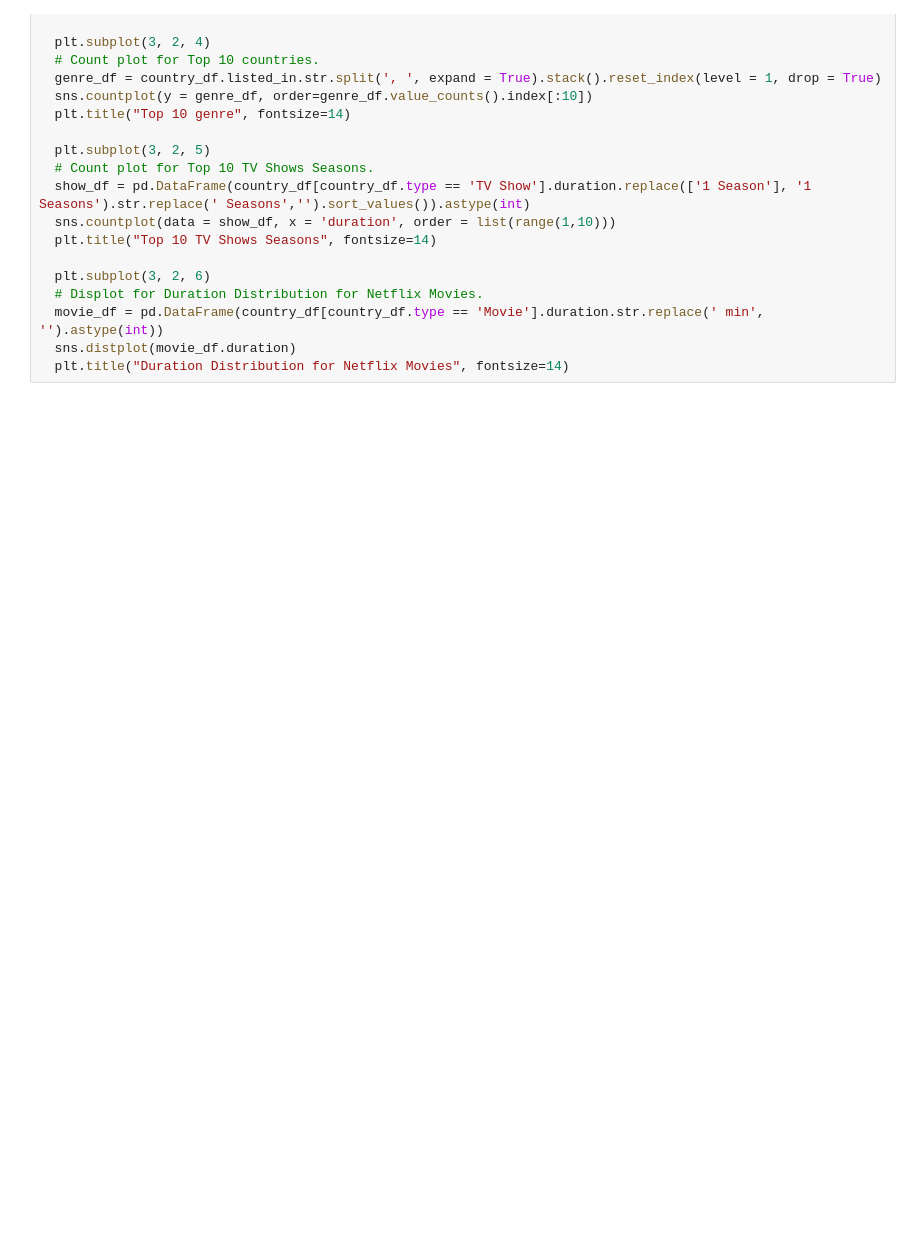
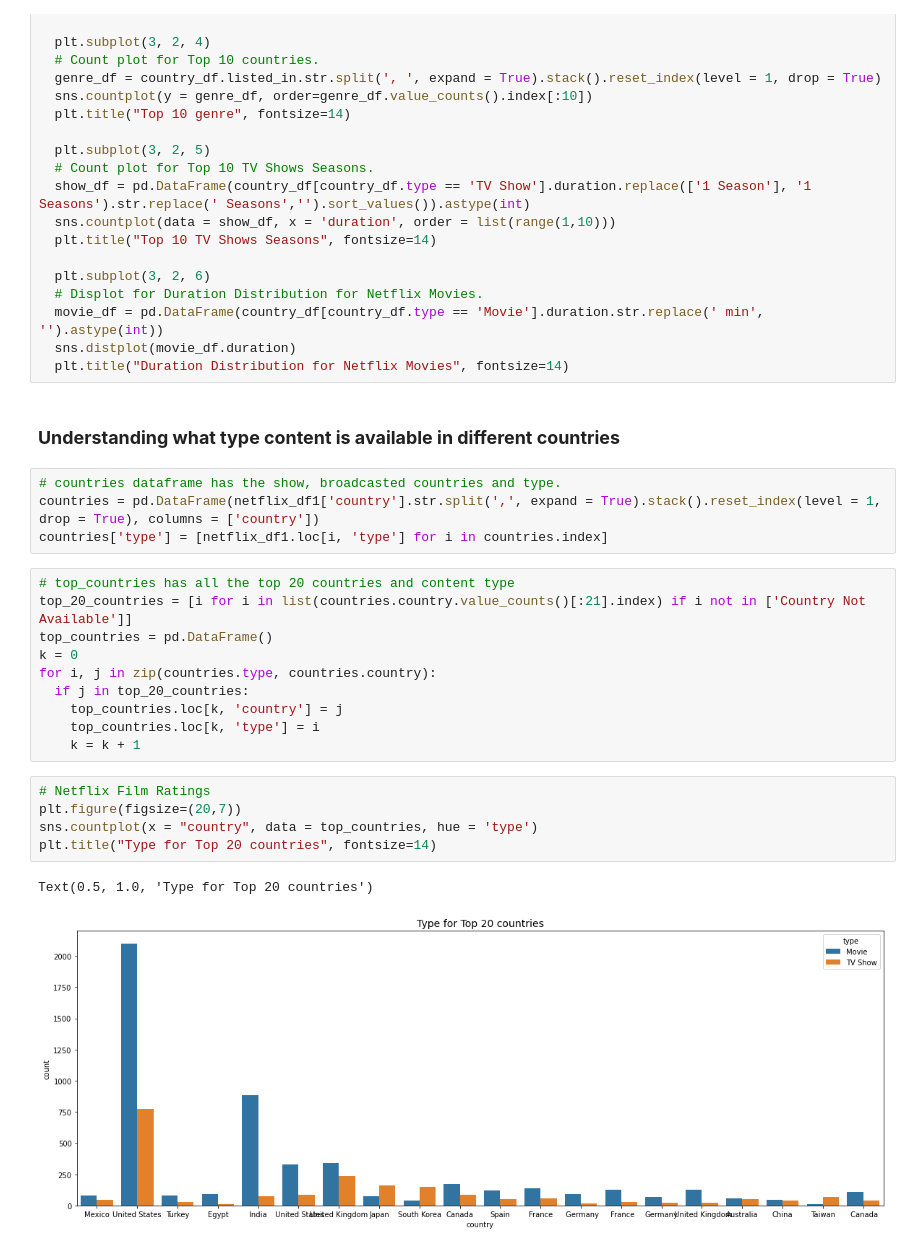
Before and after one commit to bhavya-v-sudo/NETFLIX-MOVIES-AND-TV-SHOWS-CLUSTERING, a Jupyter notebook: NETFLIX_MOVIES_AND_TV_SHOWS_CLUSTERING.ipynb, the cells around one changed output. Drawn from its saved outputs; the diff is of its cells as text; blank space fills up the shorter version.

Commit message:
Understanding what type content is available in different countries Country specific data analysis Observations

```diff
--- a/NETFLIX_MOVIES_AND_TV_SHOWS_CLUSTERING.ipynb
+++ b/NETFLIX_MOVIES_AND_TV_SHOWS_CLUSTERING.ipynb
@@ -583,3 +583,27 @@ def get_specific_country_plots(country_df):
   movie_df = pd.DataFrame(country_df[country_df.type == 'Movie'].duration.str.replace(' min', '').astype(int))
   sns.distplot(movie_df.duration)
   plt.title("Duration Distribution for Netflix Movies", fontsize=14)
+# %% [markdown]
+### **Understanding what type content is available in different countries**
+# %%
+# countries dataframe has the show, broadcasted countries and type.
+countries = pd.DataFrame(netflix_df1['country'].str.split(',', expand = True).stack().reset_index(level = 1, drop = True), columns = ['country'])
+countries['type'] = [netflix_df1.loc[i, 'type'] for i in countries.index]
+# %%
+# top_countries has all the top 20 countries and content type
+top_20_countries = [i for i in list(countries.country.value_counts()[:21].index) if i not in ['Country Not Available']]
+top_countries = pd.DataFrame()
+k = 0
+for i, j in zip(countries.type, countries.country):
+  if j in top_20_countries:
+    top_countries.loc[k, 'country'] = j
+    top_countries.loc[k, 'type'] = i
+    k = k + 1
+# %%
+# Netflix Film Ratings
+plt.figure(figsize=(20,7))
+sns.countplot(x = "country", data = top_countries, hue = 'type')
+plt.title("Type for Top 20 countries", fontsize=14)
+# %% [output]
+Text(0.5, 1.0, 'Type for Top 20 countries')
+[figure, added]
```
Also changed, not shown: parts of 6 cells of this notebook.
